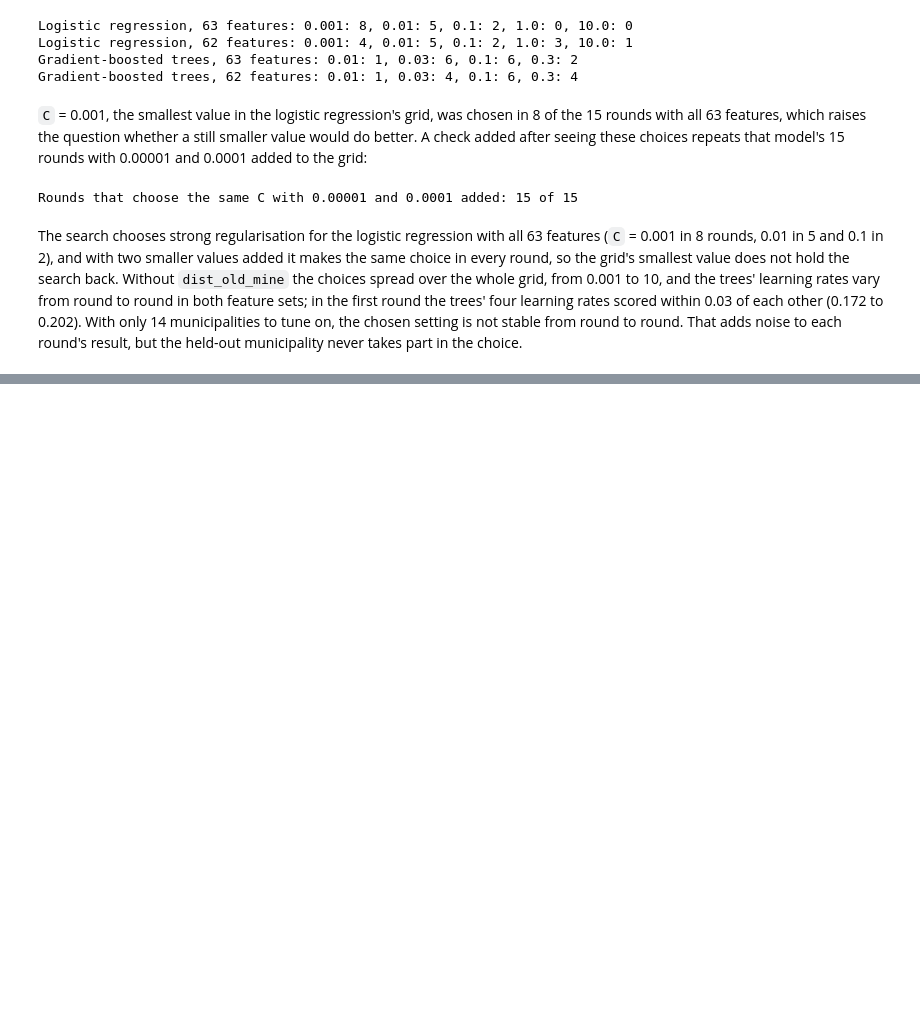
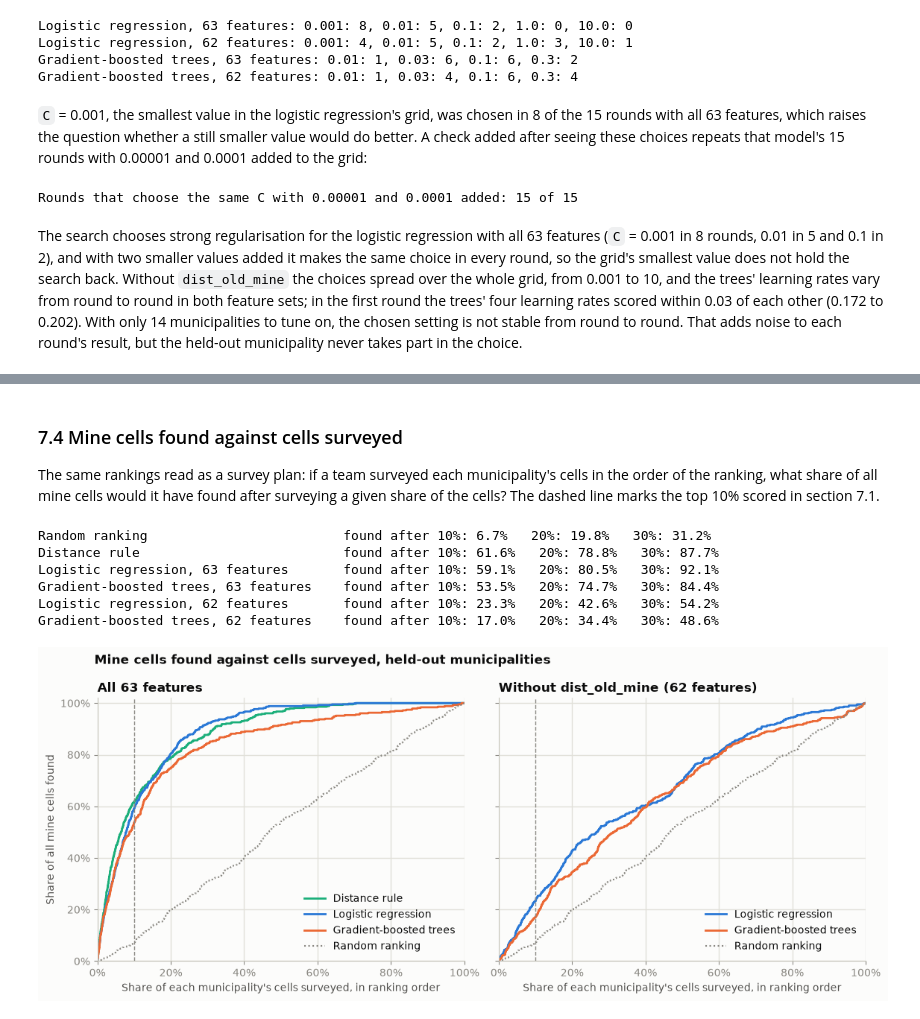
Before and after one commit to travisrcarlson/applied-machine-learning-project, a Jupyter notebook: modeling.ipynb, the cells around one changed output, grey strips where cells are left out. Cells and saved outputs as stored; diff of their text form; code cells hidden in the pictures; blank space fills up the shorter version.

```diff
--- a/modeling.ipynb
+++ b/modeling.ipynb
@@ -868,0 +1035,37 @@ The search chooses strong regularisation for the logistic regression with all 63
+# %% [markdown]
+### 7.4 Mine cells found against cells surveyed
+
+The same rankings read as a survey plan: if a team surveyed each municipality's cells in the order of the ranking, what share of all mine cells would it have found after surveying a given share of the cells? The dashed line marks the top 10% scored in section 7.1.
+# %%
+fig, axes = plt.subplots(1, 2, figsize=(11.5, 4.8), sharey=True)
+for ax, (panel, names) in zip(axes, PANELS.items()):
+    for name in names:
+        _, _, surveyed, found = curves[name]
+        style = {"linestyle": ":", "linewidth": 1.5} if name == "Random ranking" else {}
+        ax.plot(surveyed, found, color=colour_of(name), label=short_label(name), **style)
+    ax.axvline(TOP_SHARE, color=MUTED, linewidth=1, linestyle="--")
+    ax.set_title(panel)
+    ax.set_xlabel("Share of each municipality's cells surveyed, in ranking order")
+    ax.xaxis.set_major_formatter(PercentFormatter(1))
+    ax.set_xlim(0, 1)
+    ax.legend(loc="lower right")
+axes[0].set_ylabel("Share of all mine cells found")
+axes[0].yaxis.set_major_formatter(PercentFormatter(1))
+axes[0].set_ylim(0, 1.02)
+fig.suptitle("Mine cells found against cells surveyed, held-out municipalities", x=0.07, ha="left",
+             fontsize=12, fontweight="bold", color=INK)
+fig.tight_layout()
+for name in RANKING_ORDER:
+    _, _, surveyed, found = curves[name]
+    at = {share: found[np.searchsorted(surveyed, share, side="right") - 1] for share in (0.1, 0.2, 0.3)}
+    print(f"{name:<38} found after 10%: {at[0.1]:.1%}   20%: {at[0.2]:.1%}   30%: {at[0.3]:.1%}")
+save_fig(fig, "04_mine_cells_found.png")
+plt.show()
+# %% [output]
+Random ranking                         found after 10%: 6.7%   20%: 19.8%   30%: 31.2%
+Distance rule                          found after 10%: 61.6%   20%: 78.8%   30%: 87.7%
+Logistic regression, 63 features       found after 10%: 59.1%   20%: 80.5%   30%: 92.1%
+Gradient-boosted trees, 63 features    found after 10%: 53.5%   20%: 74.7%   30%: 84.4%
+Logistic regression, 62 features       found after 10%: 23.3%   20%: 42.6%   30%: 54.2%
+Gradient-boosted trees, 62 features    found after 10%: 17.0%   20%: 34.4%   30%: 48.6%
+[figure, added]
```
Also changed, not shown: parts of 21 cells of this notebook, 4 other files.
